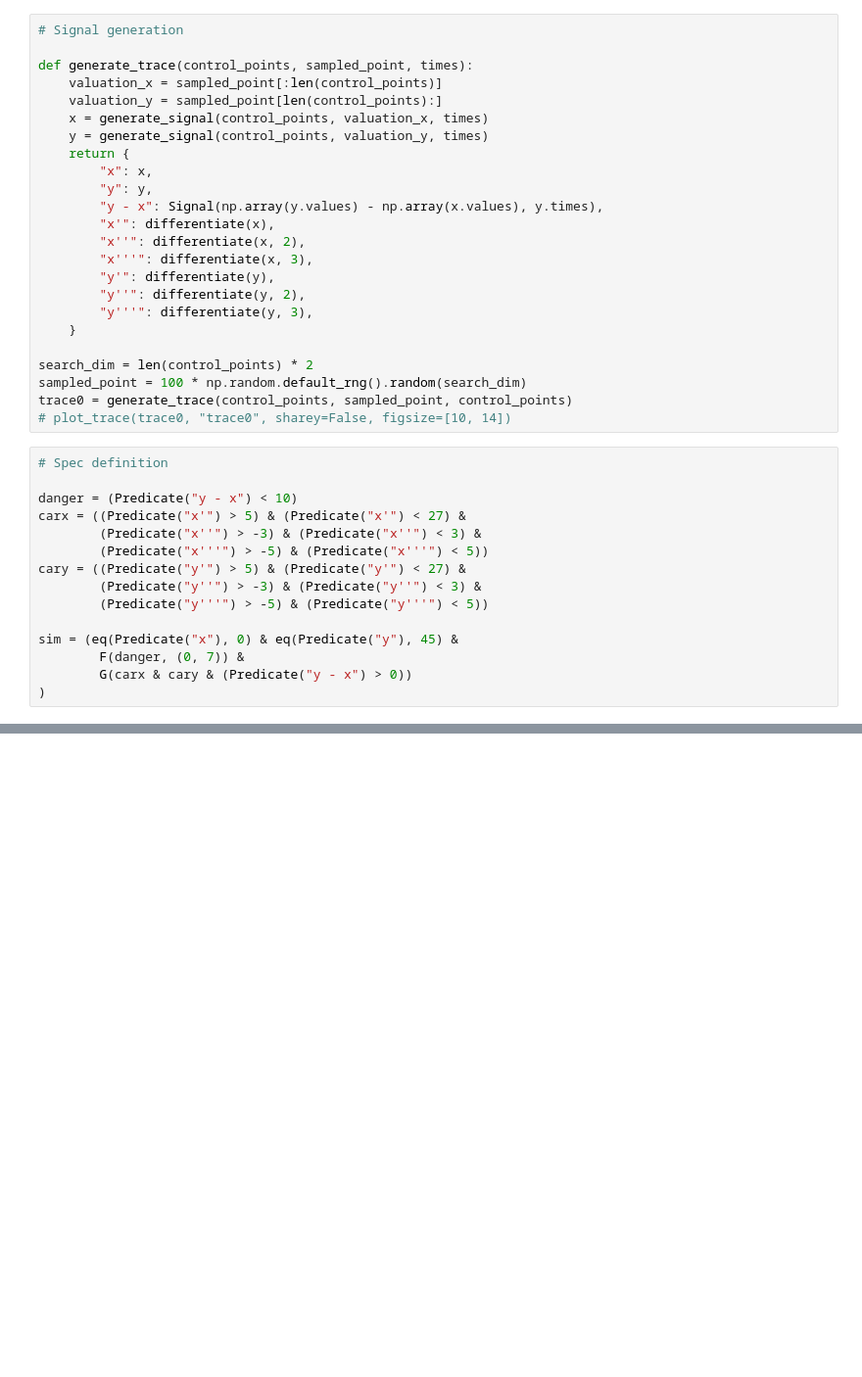
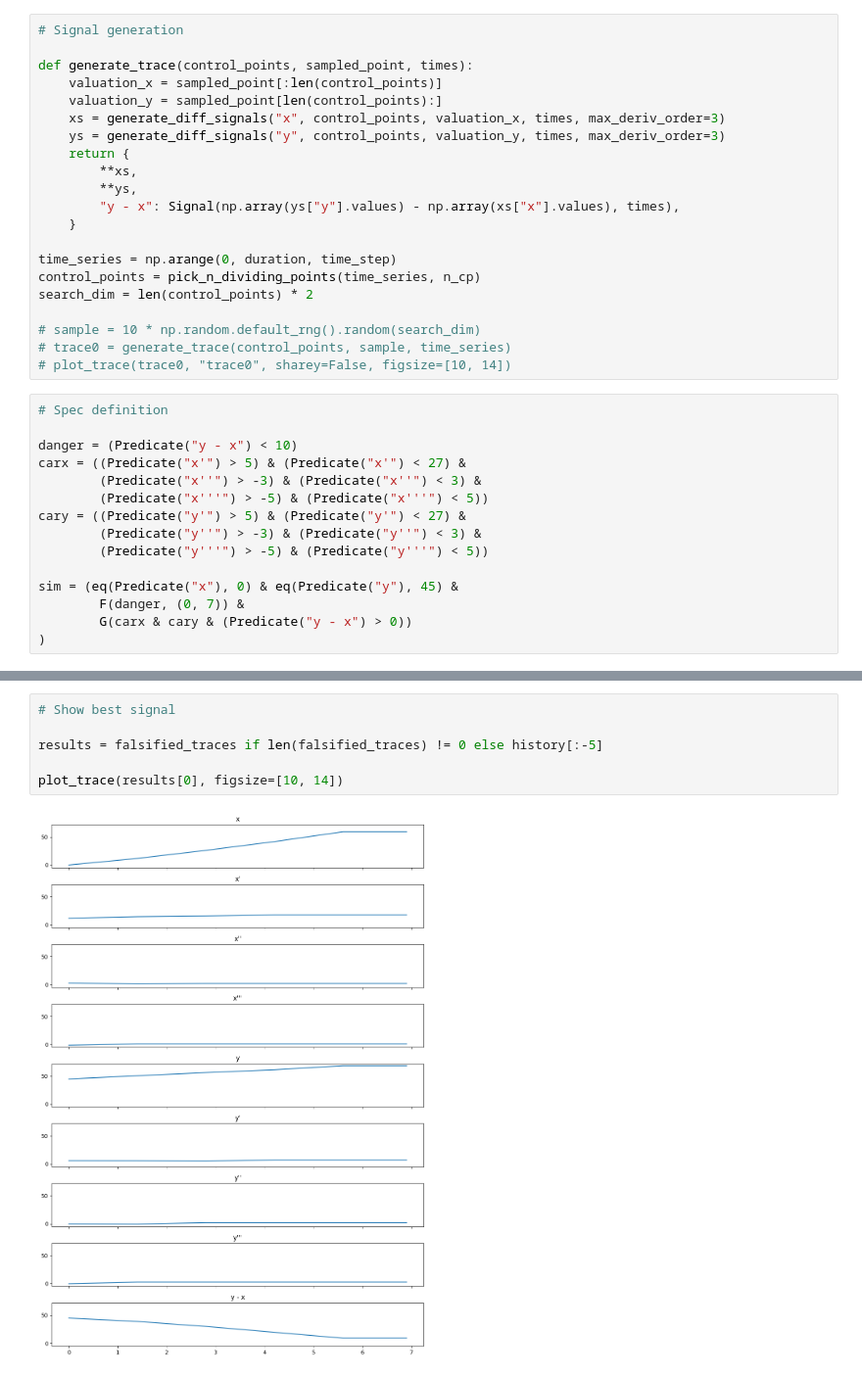
Before and after one commit to midoriao/optimization-for-exemplification, a Jupyter notebook: exemplify.ipynb, the cells around one changed output, grey strips where cells are left out. Shown: that part at 98% size. Saved outputs shown, nothing was run; the diff lists cells and outputs as text; blank space fills up the shorter version.

```diff
--- a/exemplify.ipynb
+++ b/exemplify.ipynb
@@ -44,23 +45,20 @@ control_points = np.arange(0, duration, time_step)
 def generate_trace(control_points, sampled_point, times):
     valuation_x = sampled_point[:len(control_points)]
     valuation_y = sampled_point[len(control_points):]
-    x = generate_signal(control_points, valuation_x, times)
-    y = generate_signal(control_points, valuation_y, times)
+    xs = generate_diff_signals("x", control_points, valuation_x, times, max_deriv_order=3)
+    ys = generate_diff_signals("y", control_points, valuation_y, times, max_deriv_order=3)
     return {
-        "x": x,
-        "y": y,
-        "y - x": Signal(np.array(y.values) - np.array(x.values), y.times),
-        "x'": differentiate(x),
-        "x''": differentiate(x, 2),
-        "x'''": differentiate(x, 3),
-        "y'": differentiate(y),
-        "y''": differentiate(y, 2),
-        "y'''": differentiate(y, 3),
+        **xs,
+        **ys,
+        "y - x": Signal(np.array(ys["y"].values) - np.array(xs["x"].values), times),
     }
 
+time_series = np.arange(0, duration, time_step)
+control_points = pick_n_dividing_points(time_series, n_cp)
 search_dim = len(control_points) * 2
-sampled_point = 100 * np.random.default_rng().random(search_dim)
-trace0 = generate_trace(control_points, sampled_point, control_points)
+
+# sample = 10 * np.random.default_rng().random(search_dim)
+# trace0 = generate_trace(control_points, sample, time_series)
 # plot_trace(trace0, "trace0", sharey=False, figsize=[10, 14])
 # %%
 # Spec definition
@@ -132 +117,9 @@ elapsed
+# %%
+# Show best signal
+
+results = falsified_traces if len(falsified_traces) != 0 else history[:-5]
+
+plot_trace(results[0], figsize=[10, 14])
+# %% [output]
+[figure, added]
 # %%
```
Also changed, not shown: parts of 9 cells of this notebook.
